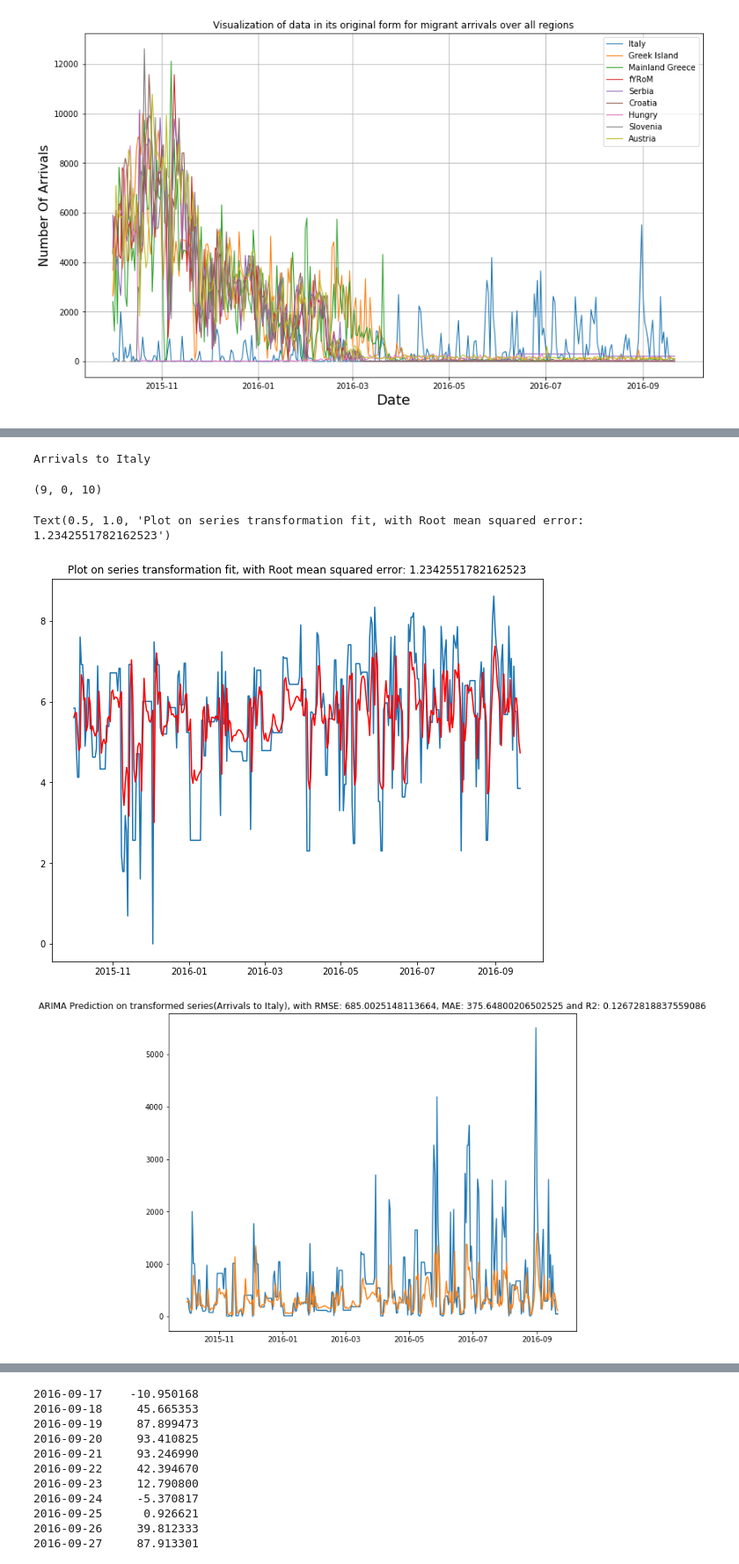
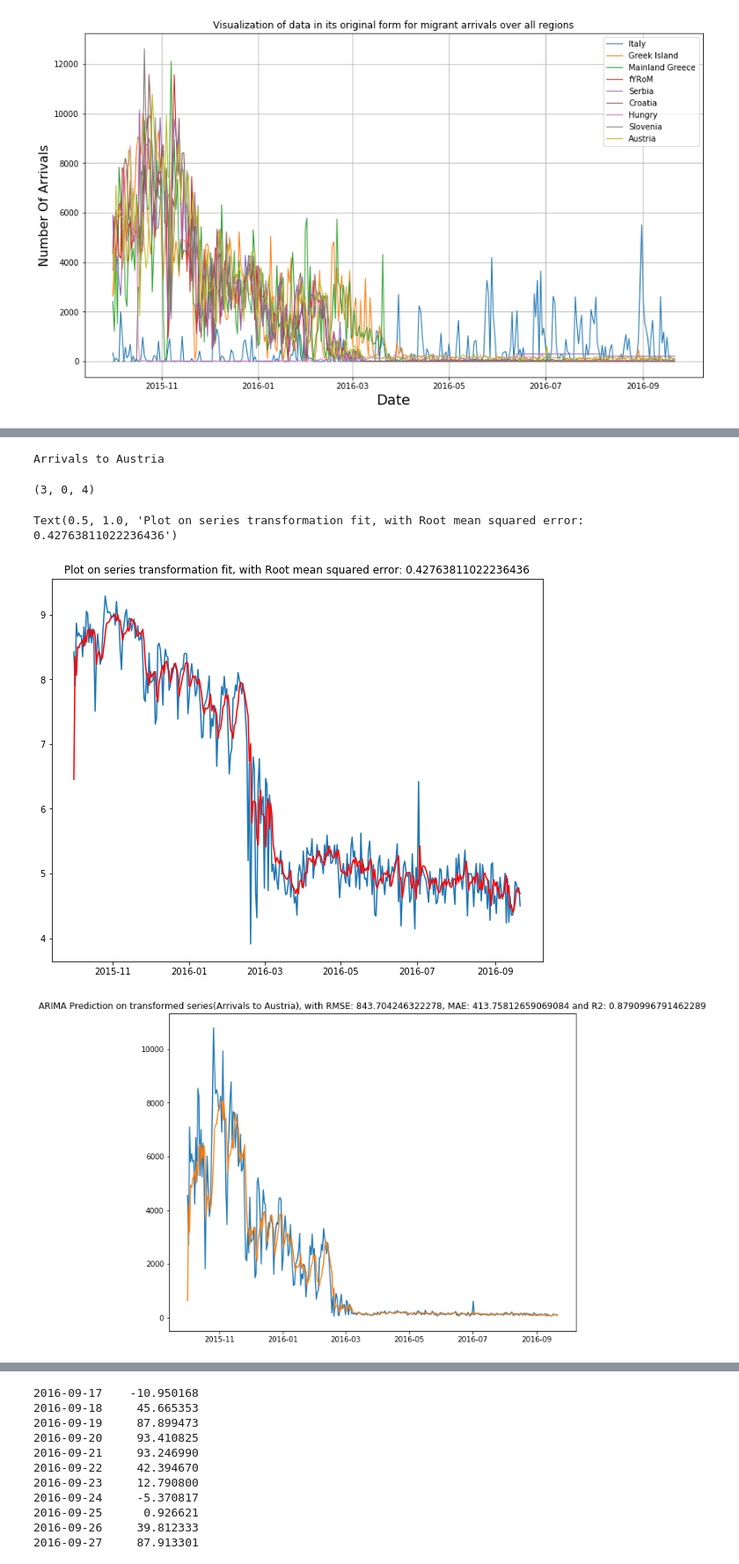
Before and after one commit to hmafnan/Timeseries-Analysis, a Jupyter notebook: src/Arima Analysis.ipynb, the cells around one changed output, grey strips where cells are left out. Shown at 88% size. Drawn from its saved outputs; the diff is of its cells as text; code cells hidden in the pictures.

```diff
--- a/src/Arima Analysis.ipynb
+++ b/src/Arima Analysis.ipynb
@@ -55,7 +56,7 @@ plt.show()
 # %% [output]
 [figure]
 # %%
-df = df_italy # Seriies to test
+df = df_austria # Seriies to test
 column_name = df.columns[0]
 print("Region %s will be used for the analysis" % column_name)
 # %% [output]
@@ -385,9 +388,9 @@ def grid_search_ar(series, search_range=None):
             aic = arima_fit.aic
     return (lowest_combination, lowest, lowest_mae, lowest_r2)
 # %%
-df_to_test = copy.deepcopy(l_df_diff)
+# df_to_test = copy.deepcopy(l_df_diff)
 # df_to_test = copy.deepcopy(df_to_orig)
-# df_to_test = copy.deepcopy(l_df)
+df_to_test = copy.deepcopy(l_df)
 df_to_test.head()
 l_df.describe()
 # %% [output]
@@ -476,8 +484,8 @@ Final result is: best combination -> (11, 0, 0), error -> 615.8138223532811, mae
 print(column_name)
 best_combination
 # %% [output]
-Arrivals to Italy
+Arrivals to Austria
-(9, 0, 10)
+(3, 0, 4)
 # %%
 model = ARIMA(df_to_test, order=best_combination)
 results_ARIMA = model.fit()
@@ -488,28 +496,27 @@ plt.plot(results_ARIMA.fittedvalues, color="red")
 error = helpers.measure_rmse(df_to_test, results_ARIMA.fittedvalues)
 plt.title("Plot on series transformation fit, with Root mean squared error: %s" % error)
 # %% [output]
-Text(0.5, 1.0, 'Plot on series transformation fit, with Root mean squared error: 1.2342551782162523')
+Text(0.5, 1.0, 'Plot on series transformation fit, with Root mean squared error: 0.42763811022236436')
-[figure, old version]
+[figure, new version]
 # %%
 # ARIMA on transformed
-predictions = pd.Series(results_ARIMA.fittedvalues, copy=True).shift(-shifting)
 # predictions = pd.Series(results_ARIMA.fittedvalues, copy=True).shift(-shifting)
 # predictions_cumsum = predictions.cumsum()
 # predictions_log = pd.Series(l_df[column_name], index=l_df.index)
 # predictions_log = predictions_log.add(predictions, fill_value=0)
 # predictions_arima = np.exp(predictions_log)
 predictions = pd.Series(results_ARIMA.fittedvalues, copy=True) # Delete Later
 predictions_arima = np.exp(predictions) # Delete later
 plt.figure(figsize=(10,8))
 plt.plot(df)
 plt.plot(predictions_arima)
 error = helpers.measure_rmse(df, predictions_arima)
 mae = mean_absolute_error(df, predictions_arima)
 r2 = r2_score(df, predictions_arima)
 plt.title("ARIMA Prediction on transformed series(%s), with RMSE: %s, MAE: %s and R2: %s" % (column_name, error, mae, r2))
 plt.show()
 # %% [output]
-[figure, old version]
+[figure, new version]
 # %%
 # AR on transformed
 model = ARIMA(df_to_test, order=(best_combination_ar[0], best_combination_ar[1], 0))
```
Also changed, not shown: parts of 20 cells of this notebook.
